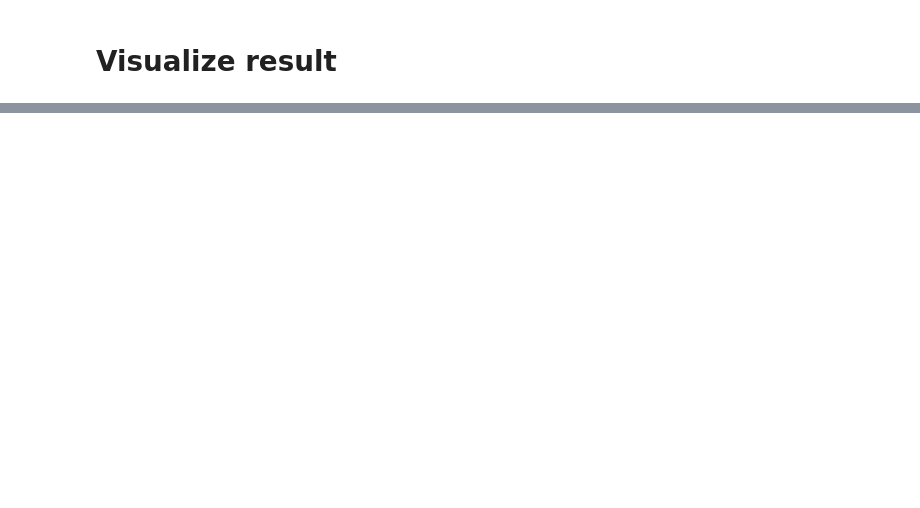
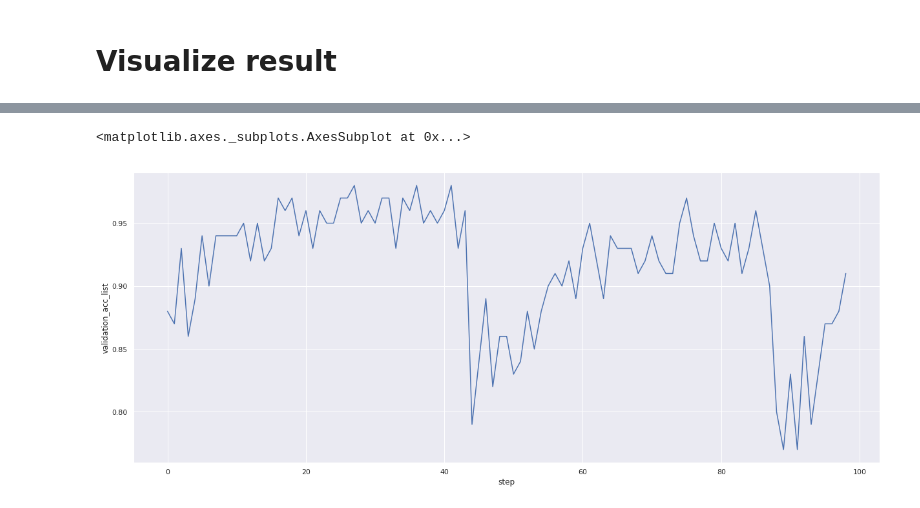
Before and after one commit to cocoanlab/Deep_pain_connectome, a Jupyter notebook: sungwoo/MPC_dnn_basic_SEMIC_binary_classification_ver2.ipynb, the cells around one changed output, grey strips where cells are left out. Cells and saved outputs as stored; diff of their text form; code cells hidden in the pictures; blank space fills up the shorter version.

```diff
--- a/sungwoo/MPC_dnn_basic_SEMIC_binary_classification_ver2.ipynb
+++ b/sungwoo/MPC_dnn_basic_SEMIC_binary_classification_ver2.ipynb
@@ -438,0 +443,6 @@ sns.lineplot(x = result_list["step"], y= result_list["train_acc_list"])
+# %%
+sns.set(rc={'figure.figsize':(20.7,8.27)})
+sns.lineplot(x = result_list["step"], y= result_list["validation_acc_list"])
+# %% [output]
+<matplotlib.axes._subplots.AxesSubplot at 0x...>
+[figure, added]
```
Also changed, not shown: parts of 61 cells of this notebook, 4 other files.
